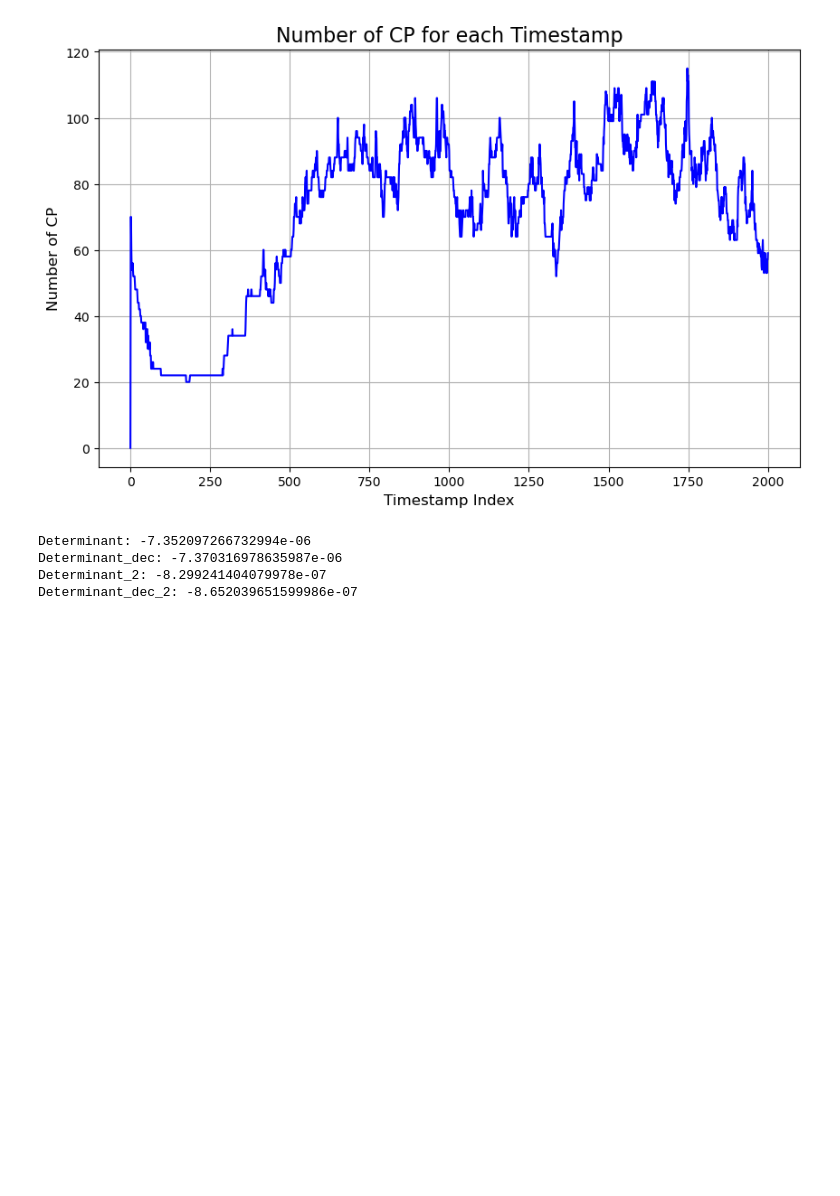
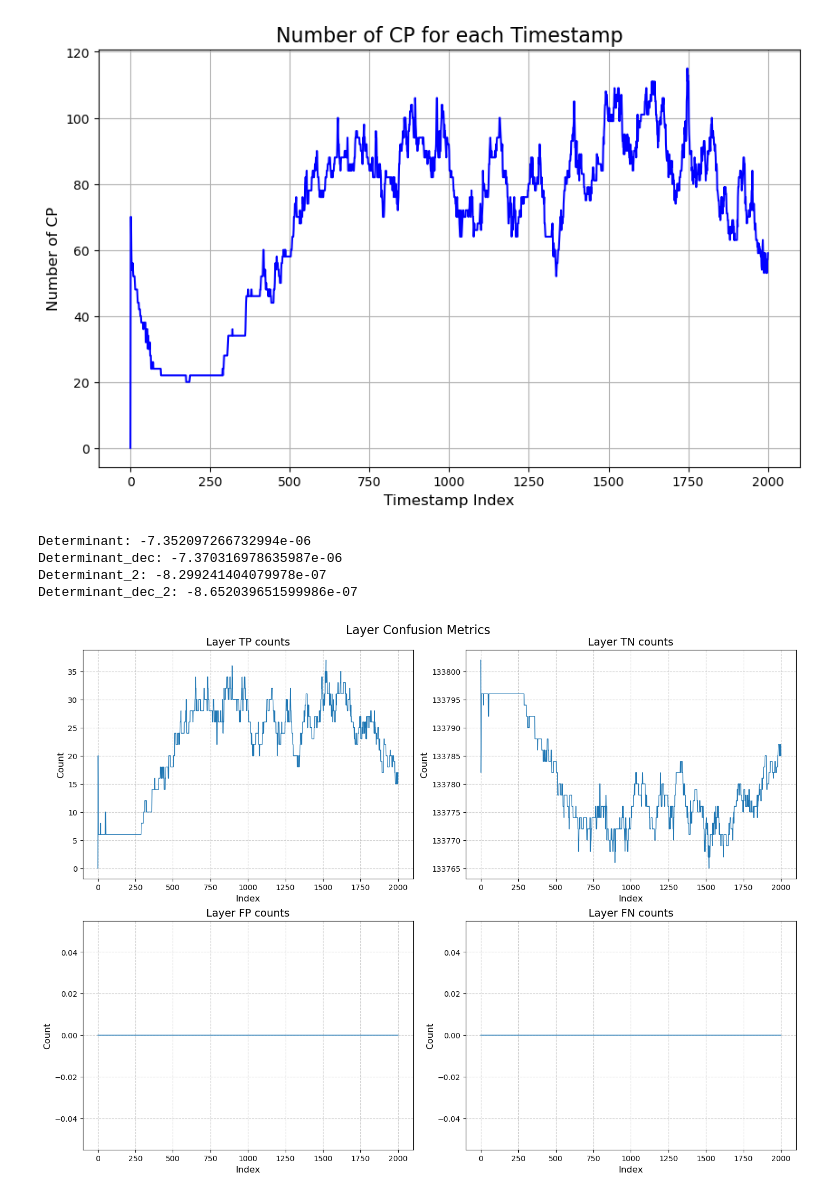
Before and after one commit to xty9501/fff, a Jupyter notebook: draft.ipynb, the cells around one changed output. Saved outputs shown, nothing was run; the diff lists cells and outputs as text; code cells hidden in the pictures; blank space fills up the shorter version.

```diff
--- a/draft.ipynb
+++ b/draft.ipynb
@@ -285,3 +285,95 @@ Determinant: -7.352097266732994e-06
 Determinant_dec: -7.370316978635987e-06
 Determinant_2: -8.299241404079978e-07
 Determinant_dec_2: -8.652039651599986e-07
+# %%
+import csv
+from pathlib import Path
+import pandas as pd
+import matplotlib.pyplot as plt
+
+def parse_csv_to_dataframes(csv_path):
+    """
+    Parses a CSV file with 'layer' and 'slab' regions into two separate DataFrames.
+
+    Args:
+        csv_path (Path): The path to the CSV file.
+
+    Returns:
+        tuple: A tuple containing the layer_df and slab_df DataFrames.
+    """
+    try:
+        df = pd.read_csv(csv_path)
+    except FileNotFoundError:
+        print(f"Error: The file '{csv_path}' was not found.")
+        return pd.DataFrame(), pd.DataFrame()
+
+    if df.empty:
+        print("Warning: The CSV file is empty.")
+        return pd.DataFrame(), pd.DataFrame()
+
+    # Separate dataframes based on the 'region' column
+    # The previous code had a bug here, it was dropping the 'region' column
+    # before trying to use it for splitting.
+    layer_df = df[df['region'] == 'layer'].set_index('index')
+    slab_df = df[df['region'] == 'slab'].set_index('index')
+
+    return layer_df, slab_df
+
+def plot_metrics(df, title_prefix):
+    """
+    Plots the four confusion metrics (tp, tn, fp, fn) for a given DataFrame.
+
+    Args:
+        df (pd.DataFrame): The DataFrame containing the metrics.
+        title_prefix (str): A string for the plot titles (e.g., "Layer" or "Slab").
+    """
+    if df.empty:
+        print(f"DataFrame for '{title_prefix}' is empty. Skipping plotting.")
+        return
+
+    fig, axes = plt.subplots(2, 2, figsize=(14, 10), constrained_layout=True)
+    axes = axes.flatten()
+    metrics = ["tp", "tn", "fp", "fn"]
+
+    for ax, metric in zip(axes, metrics):
+        if metric in df.columns:
+            df[metric].plot(ax=ax, linewidth=1, marker=None, markersize=5)
+            ax.set_title(f"{title_prefix} {metric.upper()} counts", fontsize=14)
+            ax.set_xlabel("Index", fontsize=12)
+            ax.set_ylabel("Count", fontsize=12)
+            ax.grid(True, linestyle="--", alpha=0.6)
+            ax.tick_params(axis='both', which='major', labelsize=10)
+        else:
+            ax.set_visible(False)
+            print(f"Warning: Metric '{metric}' not found in DataFrame.")
+
+    plt.suptitle(f"{title_prefix} Confusion Metrics ", fontsize=16, y=1.02)
+    plt.show()
+
+
+csv_file_path = Path("./") / "450_150_2001_0.000500_cpsz.csv"
+
+# Example usage
+layer_df, slab_df = parse_csv_to_dataframes(csv_file_path)
+
+# Plot for the 'layer' region
+plot_metrics(layer_df, "Layer")
+
+# Plot for the 'slab' region
+plot_metrics(slab_df, "Slab")
+
+# print out sum of tp, tn, fp, fn for layer and slab
+print("Layer region sums:")
+if not layer_df.empty:
+  print("TP:", layer_df['tp'].sum())
+  print("TN:", layer_df['tn'].sum())
+  print("FP:", layer_df['fp'].sum())
+  print("FN:", layer_df['fn'].sum())
+print("Slab region sums:")
+if not slab_df.empty:
+  print("TP:", slab_df['tp'].sum())
+  print("TN:", slab_df['tn'].sum())
+  print("FP:", slab_df['fp'].sum())
+  print("FN:", slab_df['fn'].sum())
+# %% [output]
+[figure, added]
```
Also changed, not shown: parts of 1 cell of this notebook, 7 other files.
